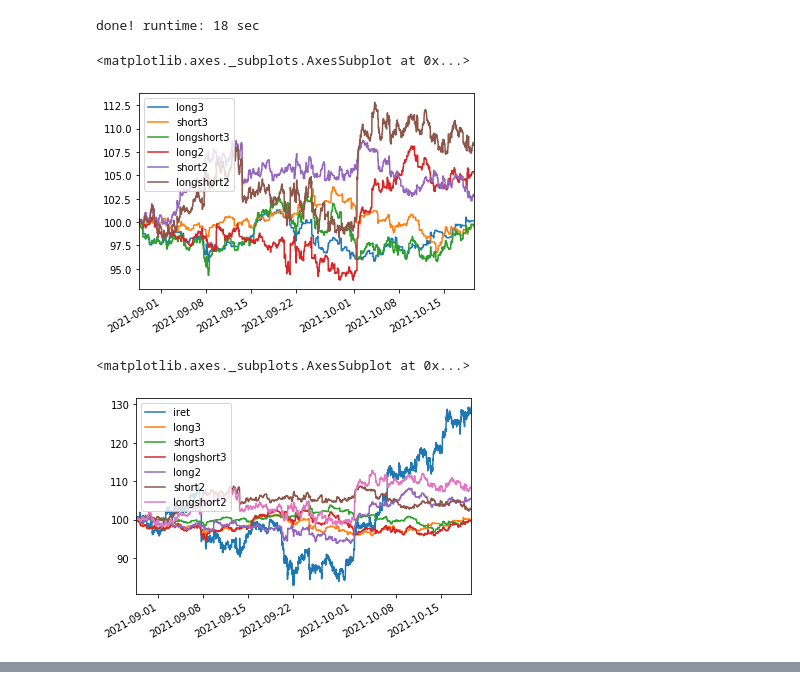
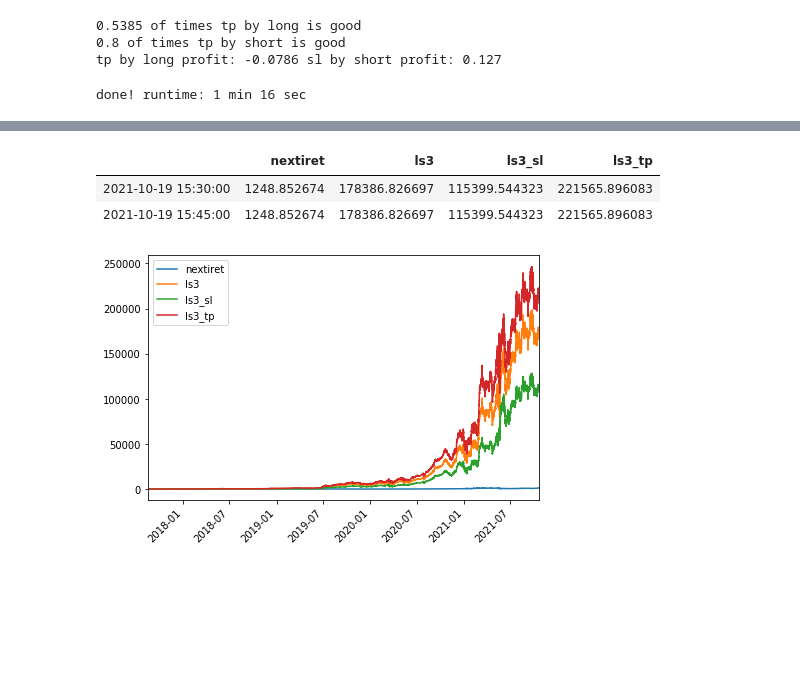
Before and after one commit to antogranell/gdax, a Jupyter notebook: project_index_2.ipynb, the cells around one changed output, grey strips where cells are left out. Cells and saved outputs as stored; diff of their text form; code cells hidden in the pictures; blank space fills up the shorter version.

```diff
--- a/project_index_2.ipynb
+++ b/project_index_2.ipynb
@@ -159,26 +365,34 @@ df['longshort2'].fillna(0, inplace=True)
+# %%
+## take profit
+tp = 0.03
+dflp = df.loc[(df.constct==3) & (df.sign=='neg') & (df.shortloss>tp)]
+dfshp = df.loc[(df.constct==3) & (df.sign=='pos') & (df.longloss>tp)]
+
+print(round(len(dflp[dflp.nextiret<tp]) / len(dflp),4), 'of times tp by long is good')
+print(round(len(dfshp[dfshp.nextiret>-tp]) / len(dfshp),4), 'of times tp by short is good')
+print('tp by long profit:', round(-(dflp.nextiret - tp).sum(), 4), 'sl by short profit:', round((dfshp.nextiret+tp).sum(), 4))
+# %% [output]
+0.5385 of times tp by long is good
+0.8 of times tp by short is good
+tp by long profit: -0.0786 sl by short profit: 0.127
 # %%
-df = df.tail(5000).copy().reset_index(drop=True) ## slice it for testing
+## calculate portfolio timeseries
+
+#df = df.tail(5000).copy().reset_index(drop=True) ## slice it for testing
 
 #calc portfolios
-retcols = ['iret','long3', 'short3', 'longshort3', 'long2', 'short2','longshort2']
+#retcols = ['iret','long3', 'short3', 'longshort3', 'long2', 'short2','longshort2']
+#retcols = ['nextiret','ls3', 'ls3_2x', 'ls3_3x']
+#retcols = ['nextiret','ls3_2x']
+retcols = ['nextiret','ls3','ls3_sl','ls3_tp']
 basedate = df.t[0]
 
 t1 = dt.datetime.now()
 
 dfres = pd.DataFrame()
 for retcol in retcols:
-    dfres = pd.concat([dfres,rets_to_ts(df[['t',retcol]], basedate, baseval=100, datecol='t', dropfirstrow=False)], axis=1)
+    dfres = pd.concat([dfres, rets_to_ts(df[['t',retcol]], basedate, baseval=100, datecol='t', dropfirstrow=False)], axis=1)
 
 timeit(t1, msg='done!')
 # %% [output]
-done! runtime: 18 sec
+done! runtime: 1 min 16 sec
-# %%
-dfres.iloc[:,1:].plot()
-# %% [output]
-<matplotlib.axes._subplots.AxesSubplot at 0x...>
-[figure, removed]
-# %%
-dfres.iloc[:,:].plot() #including underlying
-# %% [output]
-<matplotlib.axes._subplots.AxesSubplot at 0x...>
-[figure, removed]
@@ -184,0 +405,6 @@ dfres.iloc[:,:].plot() #including underlying
+# %%
+print(str(dfres15min.index[0]), '-', str(dfres15min.index[-1]))
+dfres15min.iloc[:,:].plot(figsize=(7, 5))
+plt.xticks(rotation=45)
+dfres15min.tail(2)
+# %% [output]
@@ -184,0 +412,4 @@ dfres.iloc[:,:].plot() #including underlying
+|  | nextiret | ls3 | ls3_sl | ls3_tp |
+| 2021-10-19 15:30:00 | 1248.852674 | 178386.826697 | 115399.544323 | 221565.896083 |
+| 2021-10-19 15:45:00 | 1248.852674 | 178386.826697 | 115399.544323 | 221565.896083 |
+[figure, added]
```
Also changed, not shown: parts of 36 cells of this notebook.
